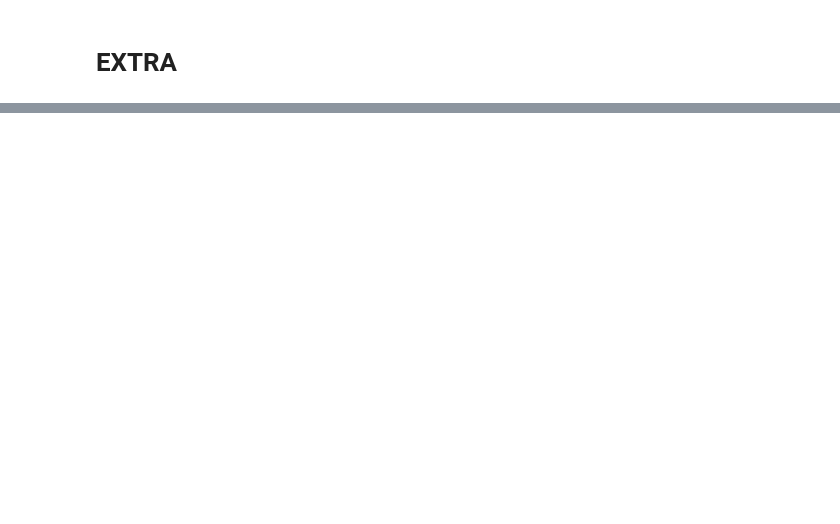
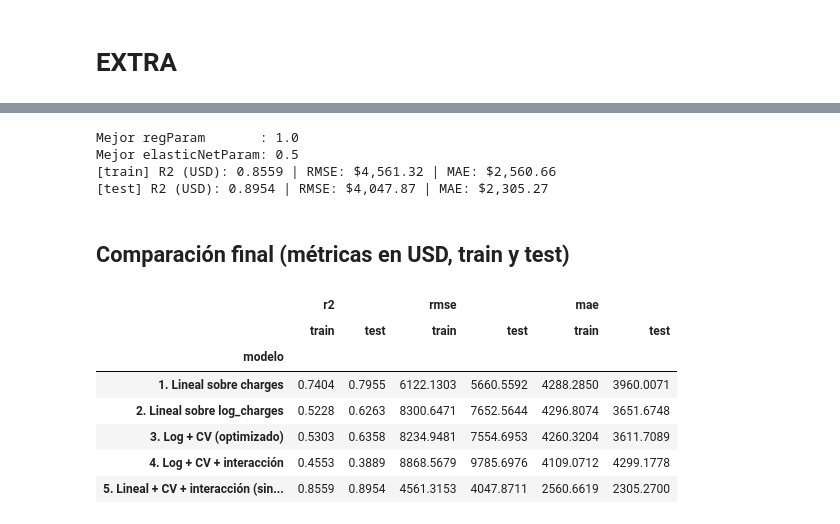
Before and after one commit to david01prof/data_analyst, a Jupyter notebook: 01_PROCESAMIENTO_Y_EDA/pySpark.ipynb, the cells around one changed output, grey strips where cells are left out. Cells and saved outputs as stored; diff of their text form; code cells hidden in the pictures; blank space fills up the shorter version.

```diff
--- a/01_PROCESAMIENTO_Y_EDA/pySpark.ipynb
+++ b/01_PROCESAMIENTO_Y_EDA/pySpark.ipynb
@@ -452 +496,23 @@ from pyspark.ml.evaluation import RegressionEvaluator
+# %%
+from pyspark.ml.regression import LinearRegression
+from pyspark.ml import Pipeline
+from pyspark.ml.evaluation import RegressionEvaluator
+
+resultados = []  # una fila por modelo y conjunto (train / test), siempre en USD
+
+
+def metricas_usd(modelo, df, nombre, conjunto, log_target):
+    """R2, RMSE y MAE en USD. Si el modelo predice log1p(charges) se deshace con expm1."""
+    pred = modelo.transform(df)
+    pred = pred.withColumn(
+        "pred_USD", F.expm1("prediction") if log_target else F.col("prediction")
+    )
+    fila = {"modelo": nombre, "conjunto": conjunto}
+    for m in ["r2", "rmse", "mae"]:
+        ev = RegressionEvaluator(
+            labelCol="charges", predictionCol="pred_USD", metricName=m
+        )
+        fila[m] = ev.evaluate(pred)
+    resultados.append(fila)
+    return fila
 # %%
@@ -739,0 +765,42 @@ Veredicto: Se ha alcanzado el límite de rendimiento de la Regresión Lineal par
+# %%
+# Modelo 5: interacción + objetivo SIN transformar (efecto aditivo en USD), misma CV sobre train
+cv_model_inter_usd = cross_validar(final_assembler_inter, label="charges")
+
+lr_inter_usd = cv_model_inter_usd.bestModel.stages[-1]
+print(f"Mejor regParam       : {lr_inter_usd.getOrDefault('regParam')}")
+print(f"Mejor elasticNetParam: {lr_inter_usd.getOrDefault('elasticNetParam')}")
+
+for conjunto, df in [("train", train_data), ("test", test_data)]:
+    f = metricas_usd(
+        cv_model_inter_usd.bestModel,
+        df,
+        "5. Lineal + CV + interacción (sin log)",
+        conjunto,
+        log_target=False,
+    )
+    print(
+        f"[{conjunto}] R2 (USD): {f['r2']:.4f} | RMSE: ${f['rmse']:,.2f} | MAE: ${f['mae']:,.2f}"
+    )
+# %% [output]
+Mejor regParam       : 1.0
+Mejor elasticNetParam: 0.5
+[train] R2 (USD): 0.8559 | RMSE: $4,561.32 | MAE: $2,560.66
+[test] R2 (USD): 0.8954 | RMSE: $4,047.87 | MAE: $2,305.27
+# %% [markdown]
+## Comparación final (métricas en USD, train y test)
+# %%
+df_res = pd.DataFrame(resultados)
+tabla = df_res.pivot(index="modelo", columns="conjunto", values=["r2", "rmse", "mae"])
+tabla = tabla.reindex(
+    columns=pd.MultiIndex.from_product([["r2", "rmse", "mae"], ["train", "test"]])
+)
+tabla.round(4)
+# %% [output]
+|  | r2 |  | rmse |  | mae |  |
+|  | train | test | train | test | train | test |
+| modelo |  |  |  |  |  |  |
+| 1. Lineal sobre charges | 0.7404 | 0.7955 | 6122.1303 | 5660.5592 | 4288.2850 | 3960.0071 |
+| 2. Lineal sobre log_charges | 0.5228 | 0.6263 | 8300.6471 | 7652.5644 | 4296.8074 | 3651.6748 |
+| 3. Log + CV (optimizado) | 0.5303 | 0.6358 | 8234.9481 | 7554.6953 | 4260.3204 | 3611.7089 |
+| 4. Log + CV + interacción | 0.4553 | 0.3889 | 8868.5679 | 9785.6976 | 4109.0712 | 4299.1778 |
+| 5. Lineal + CV + interacción (sin... | 0.8559 | 0.8954 | 4561.3153 | 4047.8711 | 2560.6619 | 2305.2700 |
```
Also changed, not shown: parts of 38 cells of this notebook, 4 other files.
